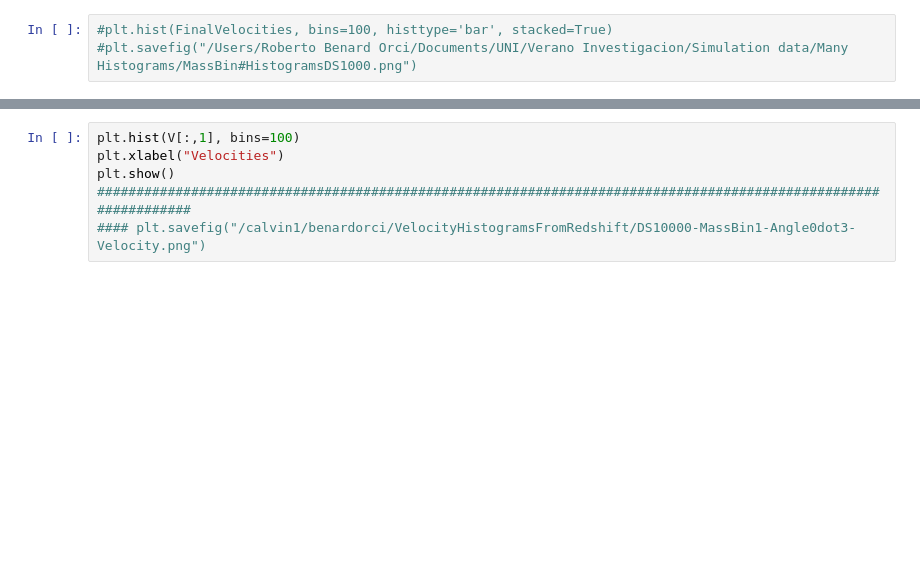
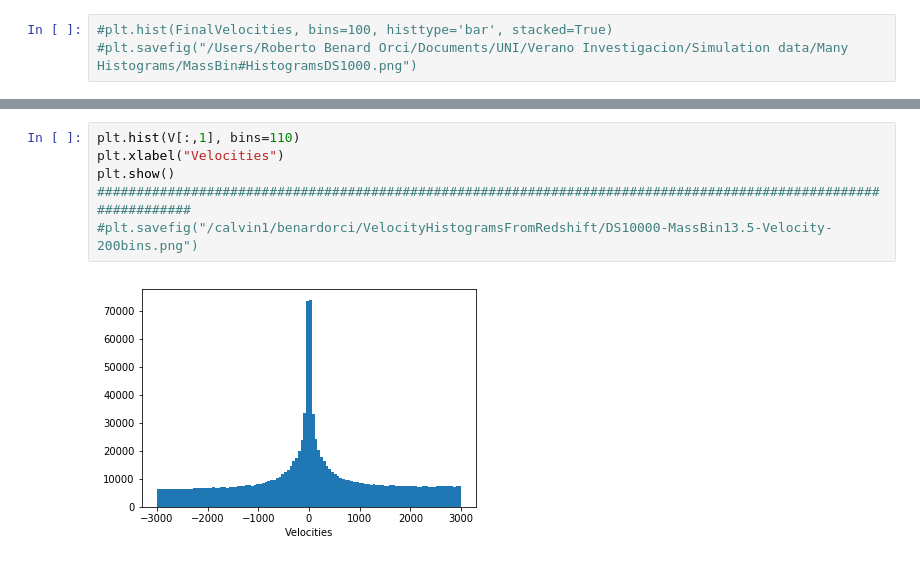
Before and after one commit to Benard117/AnacondaProjects, a Jupyter notebook: Redshift and Angle Histograms/Multiple Halos, Redshift-Velocity Histograms.ipynb, the cells around one changed output, grey strips where cells are left out. Saved outputs shown, nothing was run; the diff lists cells and outputs as text; blank space fills up the shorter version.

Commit message:
Velocity/mass graph, :]

```diff
--- a/Redshift and Angle Histograms/Multiple Halos, Redshift-Velocity Histograms.ipynb
+++ b/Redshift and Angle Histograms/Multiple Halos, Redshift-Velocity Histograms.ipynb
@@ -298,9 +316,11 @@ print(NewDMPBoxShell[:,0].size)
 # %%
-plt.hist(V[:,1], bins=100)
+plt.hist(V[:,1], bins=110)
 plt.xlabel("Velocities")
 plt.show()
 ################################################################################################################
-#### plt.savefig("/calvin1/benardorci/VelocityHistogramsFromRedshift/DS10000-MassBin1-Angle0dot3-Velocity.png")
+#plt.savefig("/calvin1/benardorci/VelocityHistogramsFromRedshift/DS10000-MassBin13.5-Velocity-200bins.png")
+# %% [output]
+[figure, added]
 # %%
 plt.hist(FinalVelocities, bins=100)
 plt.show()
```
Also changed, not shown: parts of 13 cells of this notebook, 1 other file.
